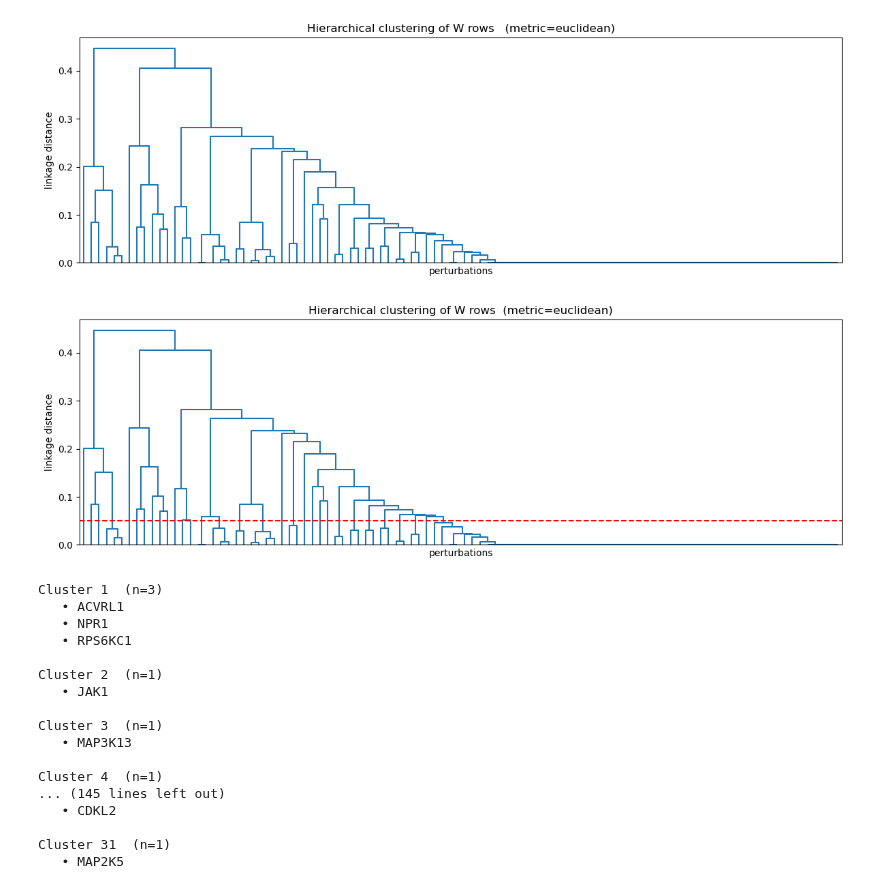
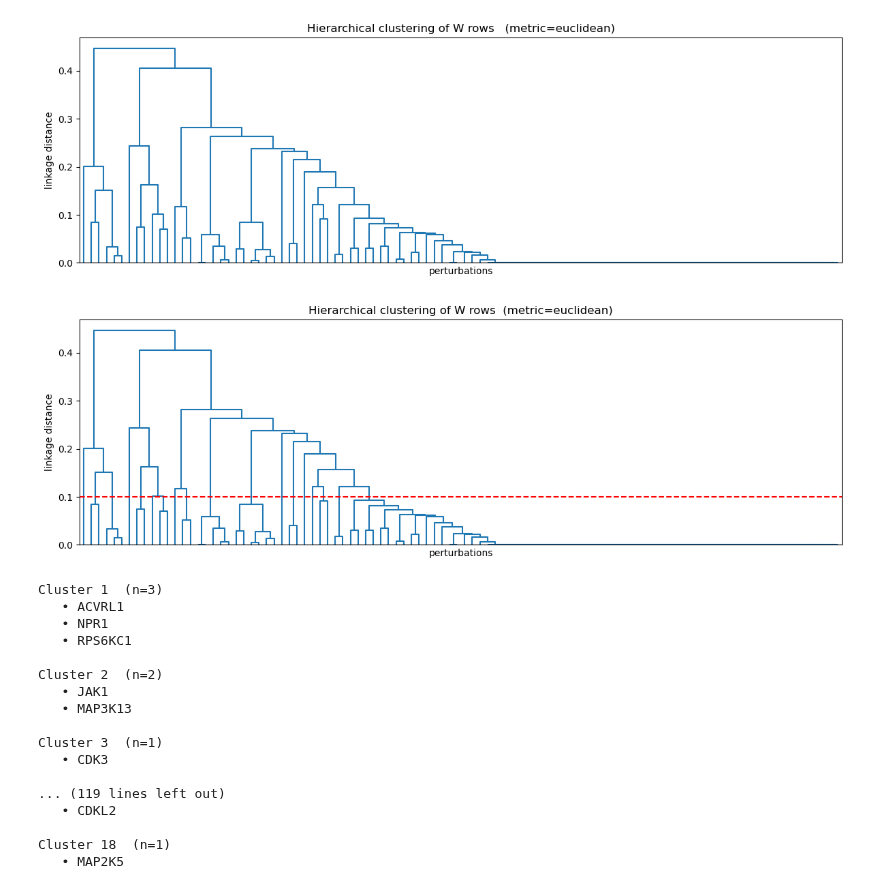
Before and after one commit to azizilab/SHERLOCK, a Jupyter notebook: PerturbVAE/training_test.ipynb, the cells around one changed output. Saved outputs shown, nothing was run; the diff lists cells and outputs as text; code cells hidden in the pictures.

```diff
--- a/PerturbVAE/training_test.ipynb
+++ b/PerturbVAE/training_test.ipynb
@@ -341,47 +341,47 @@ plt.show()
 [figure]
 # %%
 
-thresh = 0.05
+thresh = 0.1
 
 plt.figure(figsize=(12, 4))
 dendrogram(link, no_labels=True, color_threshold=0.0, count_sort=True)
 
 plt.axhline(y=thresh, color="red", linestyle="--", linewidth=1.5)
 
 plt.title(f"Hierarchical clustering of W rows  (metric={metric})")
 plt.xlabel("perturbations")
 plt.ylabel("linkage distance")
 plt.tight_layout()
 plt.show()
 
 clusters = fcluster(link, thresh, criterion="distance")
 
 idx_to_name = {idx: name for name, idx in dataset.perturbation_dict.items()}
 
 grouped = {}                             # cluster_id -> list[str]
 for idx, c in enumerate(clusters):
     grouped.setdefault(c, []).append(idx_to_name[idx])
 
 for c_id, names in sorted(grouped.items()):
     print(f"\nCluster {c_id}  (n={len(names)})")
     for n in names:
         print("   •", n)
 # %% [output]
-[figure, old version]
+[figure, new version]
 Cluster 1  (n=3)
    • ACVRL1
    • NPR1
    • RPS6KC1
 
-Cluster 2  (n=1)
+Cluster 2  (n=2)
    • JAK1
+   • MAP3K13
 
 Cluster 3  (n=1)
-   • MAP3K13
+   • CDK3
 
-Cluster 4  (n=1)
-... (145 lines left out)
+... (119 lines left out)
    • CDKL2
 
-Cluster 31  (n=1)
+Cluster 18  (n=1)
    • MAP2K5
```
Also changed, not shown: parts of 6 cells of this notebook, 2 other files.
